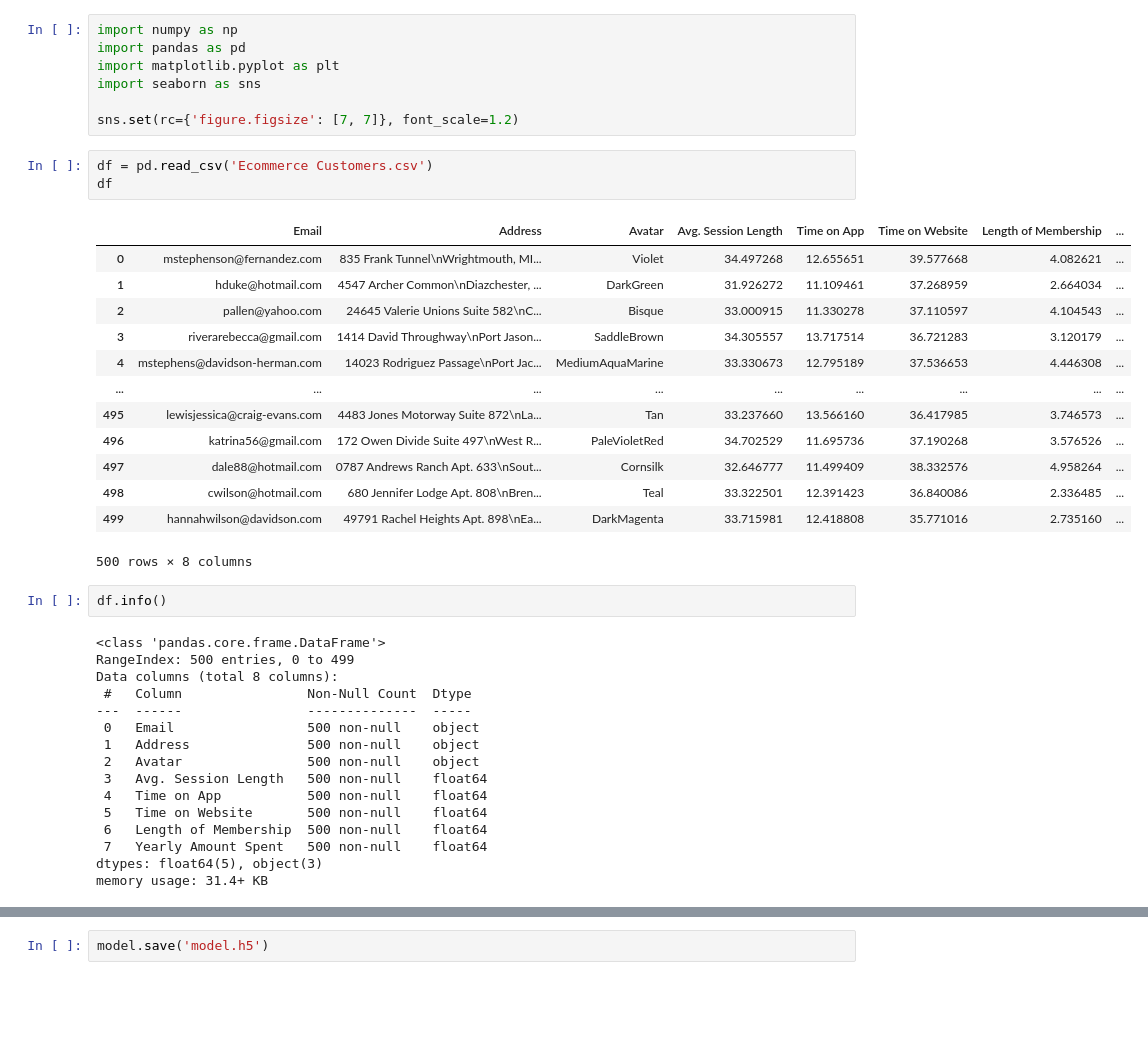
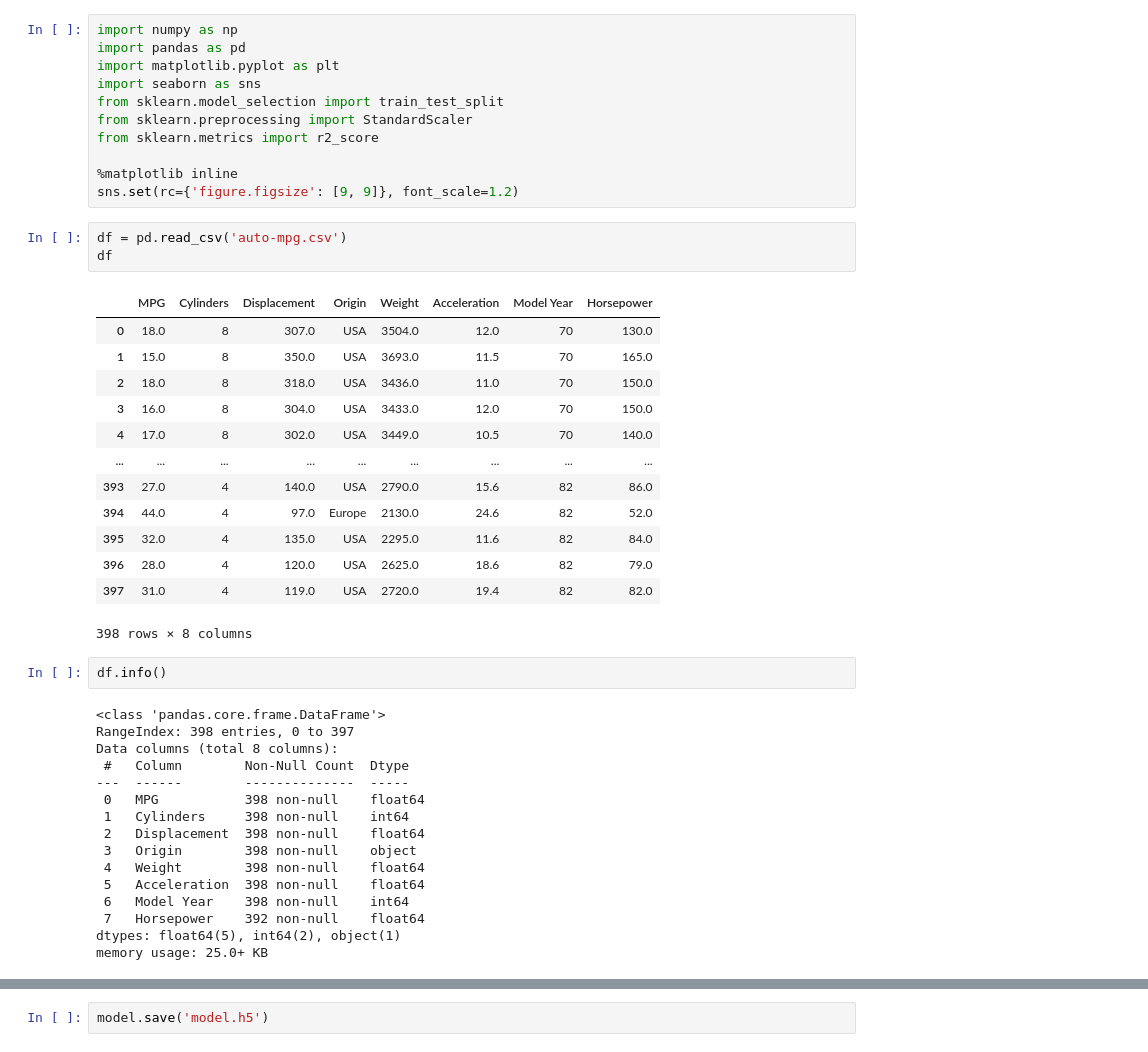
Before and after one commit to Jekso/Singularity-Deep-Learning, a Jupyter notebook: 01-Intro to Deep Learning/code/00-Regression/Training.ipynb, the cells around one changed output, grey strips where cells are left out. Saved outputs shown, nothing was run; the diff lists cells and outputs as text; blank space fills up the shorter version.

```diff
--- a/01-Intro to Deep Learning/code/00-Regression/Training.ipynb
+++ b/01-Intro to Deep Learning/code/00-Regression/Training.ipynb
@@ -3,43 +3,47 @@ import numpy as np
 import pandas as pd
 import matplotlib.pyplot as plt
 import seaborn as sns
+from sklearn.model_selection import train_test_split
+from sklearn.preprocessing import StandardScaler
+from sklearn.metrics import r2_score
 
-sns.set(rc={'figure.figsize': [7, 7]}, font_scale=1.2)
+%matplotlib inline
+sns.set(rc={'figure.figsize': [9, 9]}, font_scale=1.2)
 # %%
-df = pd.read_csv('Ecommerce Customers.csv')
+df = pd.read_csv('auto-mpg.csv')
 df
 # %% [output]
-|  | Email | Address | Avatar | Avg. Session Length | Time on App | Time on Website | Length of Membership | ... |
-| 0 | mstephenson@fernandez.com | 835 Frank Tunnel\nWrightmouth, MI... | Violet | 34.497268 | 12.655651 | 39.577668 | 4.082621 | ... |
-| 1 | hduke@hotmail.com | 4547 Archer Common\nDiazchester, ... | DarkGreen | 31.926272 | 11.109461 | 37.268959 | 2.664034 | ... |
-| 2 | pallen@yahoo.com | 24645 Valerie Unions Suite 582\nC... | Bisque | 33.000915 | 11.330278 | 37.110597 | 4.104543 | ... |
-| 3 | riverarebecca@gmail.com | 1414 David Throughway\nPort Jason... | SaddleBrown | 34.305557 | 13.717514 | 36.721283 | 3.120179 | ... |
-| 4 | mstephens@davidson-herman.com | 14023 Rodriguez Passage\nPort Jac... | MediumAquaMarine | 33.330673 | 12.795189 | 37.536653 | 4.446308 | ... |
+|  | MPG | Cylinders | Displacement | Origin | Weight | Acceleration | Model Year | Horsepower |
+| 0 | 18.0 | 8 | 307.0 | USA | 3504.0 | 12.0 | 70 | 130.0 |
+| 1 | 15.0 | 8 | 350.0 | USA | 3693.0 | 11.5 | 70 | 165.0 |
+| 2 | 18.0 | 8 | 318.0 | USA | 3436.0 | 11.0 | 70 | 150.0 |
+| 3 | 16.0 | 8 | 304.0 | USA | 3433.0 | 12.0 | 70 | 150.0 |
+| 4 | 17.0 | 8 | 302.0 | USA | 3449.0 | 10.5 | 70 | 140.0 |
 | ... | ... | ... | ... | ... | ... | ... | ... | ... |
-| 495 | lewisjessica@craig-evans.com | 4483 Jones Motorway Suite 872\nLa... | Tan | 33.237660 | 13.566160 | 36.417985 | 3.746573 | ... |
-| 496 | katrina56@gmail.com | 172 Owen Divide Suite 497\nWest R... | PaleVioletRed | 34.702529 | 11.695736 | 37.190268 | 3.576526 | ... |
-| 497 | dale88@hotmail.com | 0787 Andrews Ranch Apt. 633\nSout... | Cornsilk | 32.646777 | 11.499409 | 38.332576 | 4.958264 | ... |
-| 498 | cwilson@hotmail.com | 680 Jennifer Lodge Apt. 808\nBren... | Teal | 33.322501 | 12.391423 | 36.840086 | 2.336485 | ... |
-| 499 | hannahwilson@davidson.com | 49791 Rachel Heights Apt. 898\nEa... | DarkMagenta | 33.715981 | 12.418808 | 35.771016 | 2.735160 | ... |
+| 393 | 27.0 | 4 | 140.0 | USA | 2790.0 | 15.6 | 82 | 86.0 |
+| 394 | 44.0 | 4 | 97.0 | Europe | 2130.0 | 24.6 | 82 | 52.0 |
+| 395 | 32.0 | 4 | 135.0 | USA | 2295.0 | 11.6 | 82 | 84.0 |
+| 396 | 28.0 | 4 | 120.0 | USA | 2625.0 | 18.6 | 82 | 79.0 |
+| 397 | 31.0 | 4 | 119.0 | USA | 2720.0 | 19.4 | 82 | 82.0 |
-500 rows × 8 columns
+398 rows × 8 columns
 # %%
 df.info()
 # %% [output]
 <class 'pandas.core.frame.DataFrame'>
-RangeIndex: 500 entries, 0 to 499
+RangeIndex: 398 entries, 0 to 397
 Data columns (total 8 columns):
- #   Column                Non-Null Count  Dtype
----  ------                --------------  -----
- 0   Email                 500 non-null    object
- 1   Address               500 non-null    object
- 2   Avatar                500 non-null    object
- 3   Avg. Session Length   500 non-null    float64
- 4   Time on App           500 non-null    float64
- 5   Time on Website       500 non-null    float64
- 6   Length of Membership  500 non-null    float64
- 7   Yearly Amount Spent   500 non-null    float64
-dtypes: float64(5), object(3)
-memory usage: 31.4+ KB
+ #   Column        Non-Null Count  Dtype
+---  ------        --------------  -----
+ 0   MPG           398 non-null    float64
+ 1   Cylinders     398 non-null    int64
+ 2   Displacement  398 non-null    float64
+ 3   Origin        398 non-null    object
+ 4   Weight        398 non-null    float64
+ 5   Acceleration  398 non-null    float64
+ 6   Model Year    398 non-null    int64
+ 7   Horsepower    392 non-null    float64
+dtypes: float64(5), int64(2), object(1)
+memory usage: 25.0+ KB
 # %%
 df.describe()
 # %% [output]
```
Also changed, not shown: parts of 59 cells of this notebook, 5 other files.
